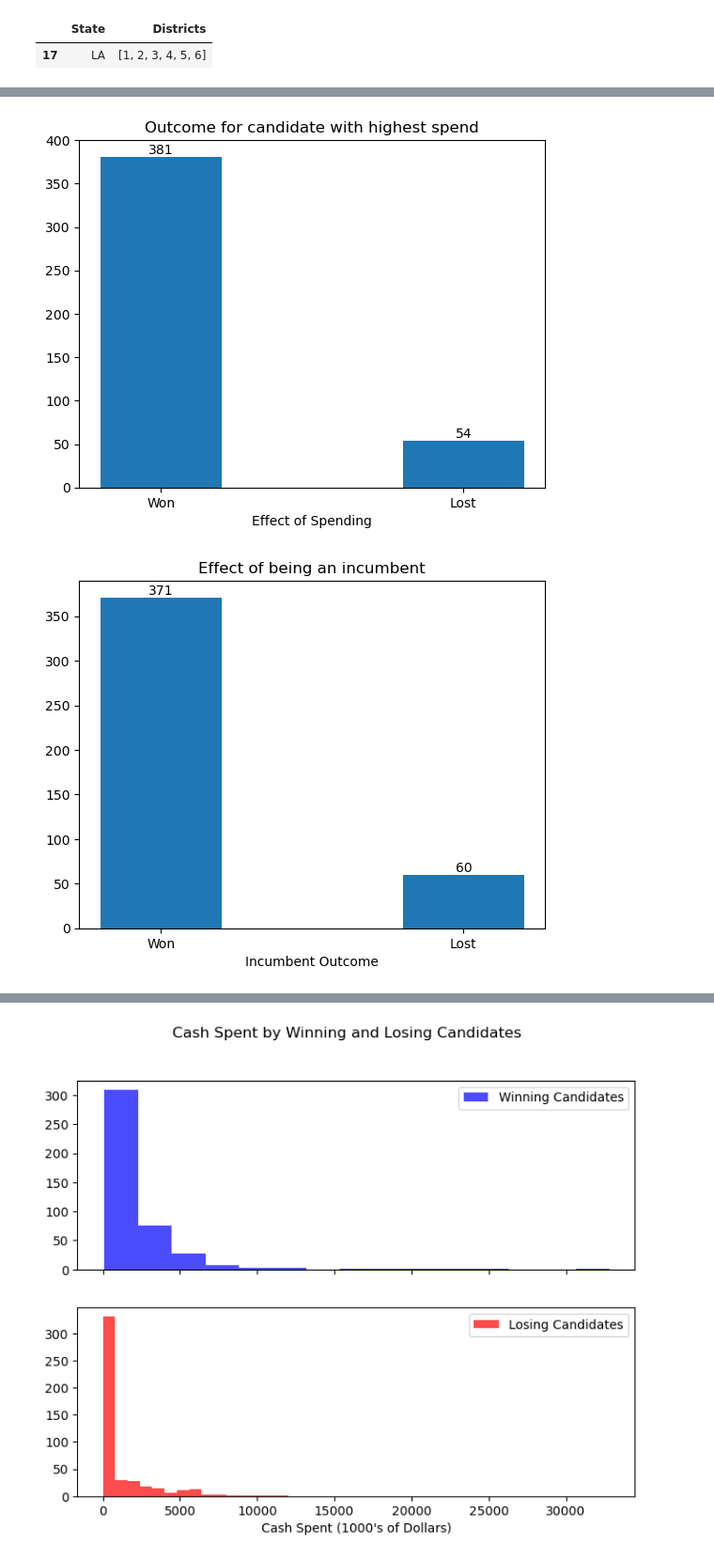
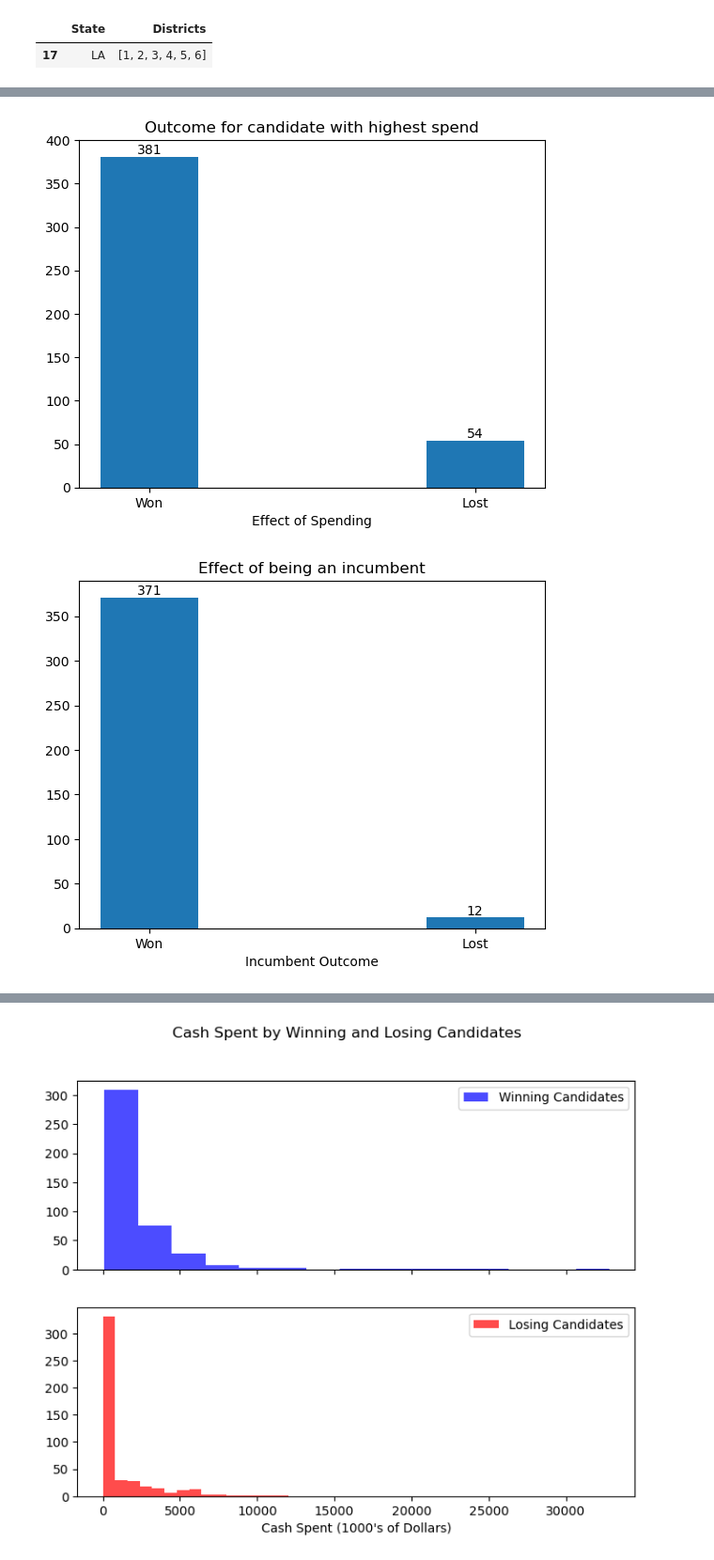
Before and after one commit to nss-data-science-cohort-7/webscraping-open-secrets-bone_scrapers, a Jupyter notebook: notebooks/notebook_sd_analysis.ipynb, the cells around one changed output, grey strips where cells are left out. Shown at 94% size. Saved outputs shown, nothing was run; the diff lists cells and outputs as text; code cells hidden in the pictures.

```diff
--- a/notebooks/notebook_sd_analysis.ipynb
+++ b/notebooks/notebook_sd_analysis.ipynb
@@ -46,7 +58,7 @@ def most_cash_spent_was_winner(state, district):
 
 def incumbent_was_winner(state, district):
     cands = candidates_df[(candidates_df["State"]== state) & (candidates_df["District_Number"]== district)]
-    if len(cands[cands["Winner"]==1])>0:
+    if len(cands[cands["Winner"]==1])>0 and len(cands[cands["Incumbent"]==1])>0:
         winner = cands[cands["Winner"]==1].iloc[0]
         return winner["Incumbent"] == 1
     return None
@@ -92,7 +104,7 @@ value_counts = questions_df["Most Cash Spent Won"].value_counts()
 
 
 # Create a bar chart with custom labels and specified bar width
-plt.bar(['Won', 'Lost'], value_counts.values, width=0.4)
+plt.bar(['Won', 'Lost'], value_counts.values, width=0.3)
 
 # Add labels and title
 plt.xlabel("Effect of Spending")
@@ -105,26 +117,26 @@ for i, count in enumerate(value_counts.values):
 # Show the plot
 plt.show()
 # %% [output]
-[figure, old version]
+[figure, new version]
 # %%
 value_counts = questions_df["Incumbent Won"].value_counts()
 
 
 # Create a bar chart with custom labels and specified bar width
-plt.bar(['Won', 'Lost'], value_counts.values, width=0.4)
+plt.bar(['Won', 'Lost'], value_counts.values, width=0.3)
 
 # Add labels and title
 plt.xlabel("Incumbent Outcome")
 plt.title("Effect of being an incumbent")
 
 # Display the numerical values on the bars
 for i, count in enumerate(value_counts.values):
     plt.text(i, count, str(count), ha='center', va='bottom')
 
 # Show the plot
 plt.show()
 # %% [output]
-[figure, old version]
+[figure, new version]
 # %%
 df = candidates_df.copy()
 
```
Also changed, not shown: parts of 7 cells of this notebook, 2 other files.
